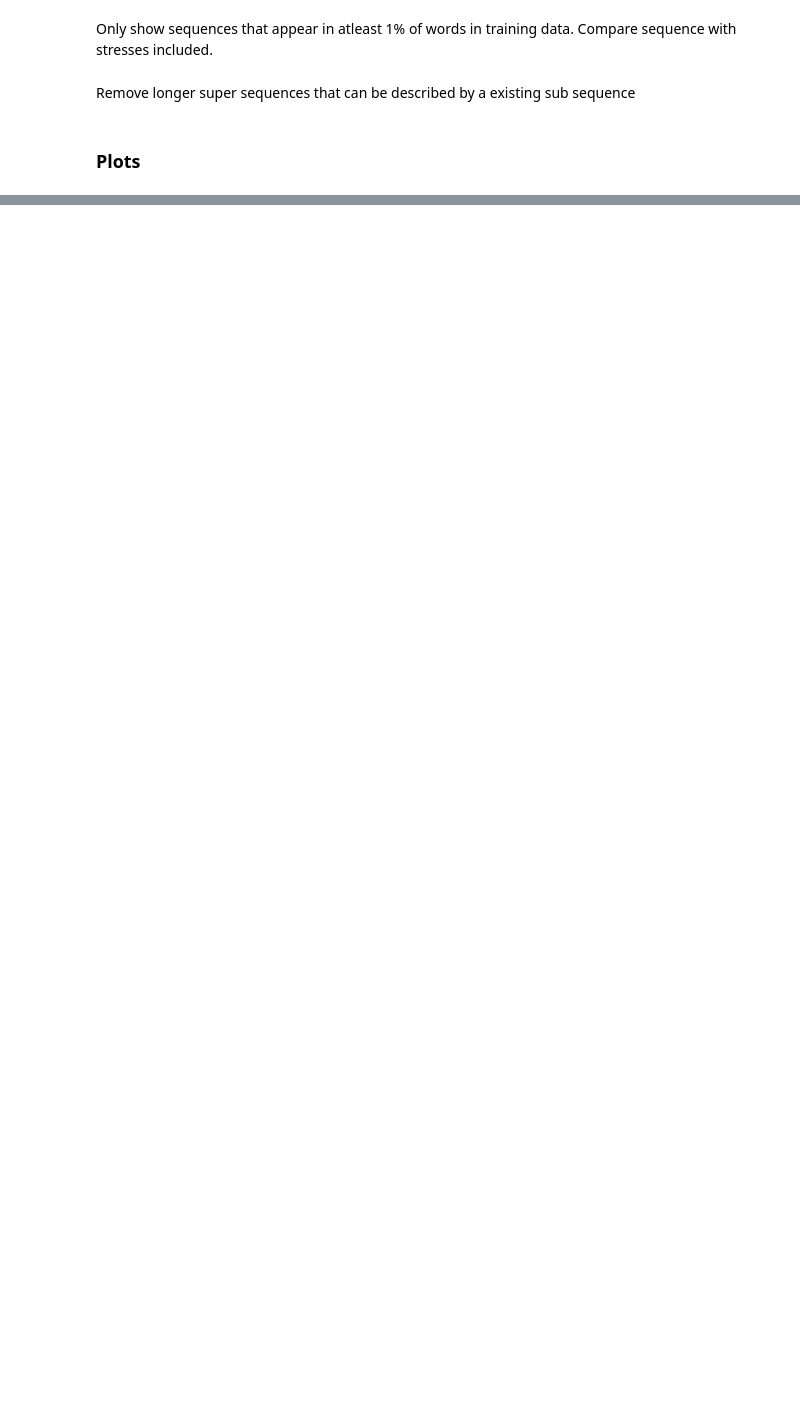
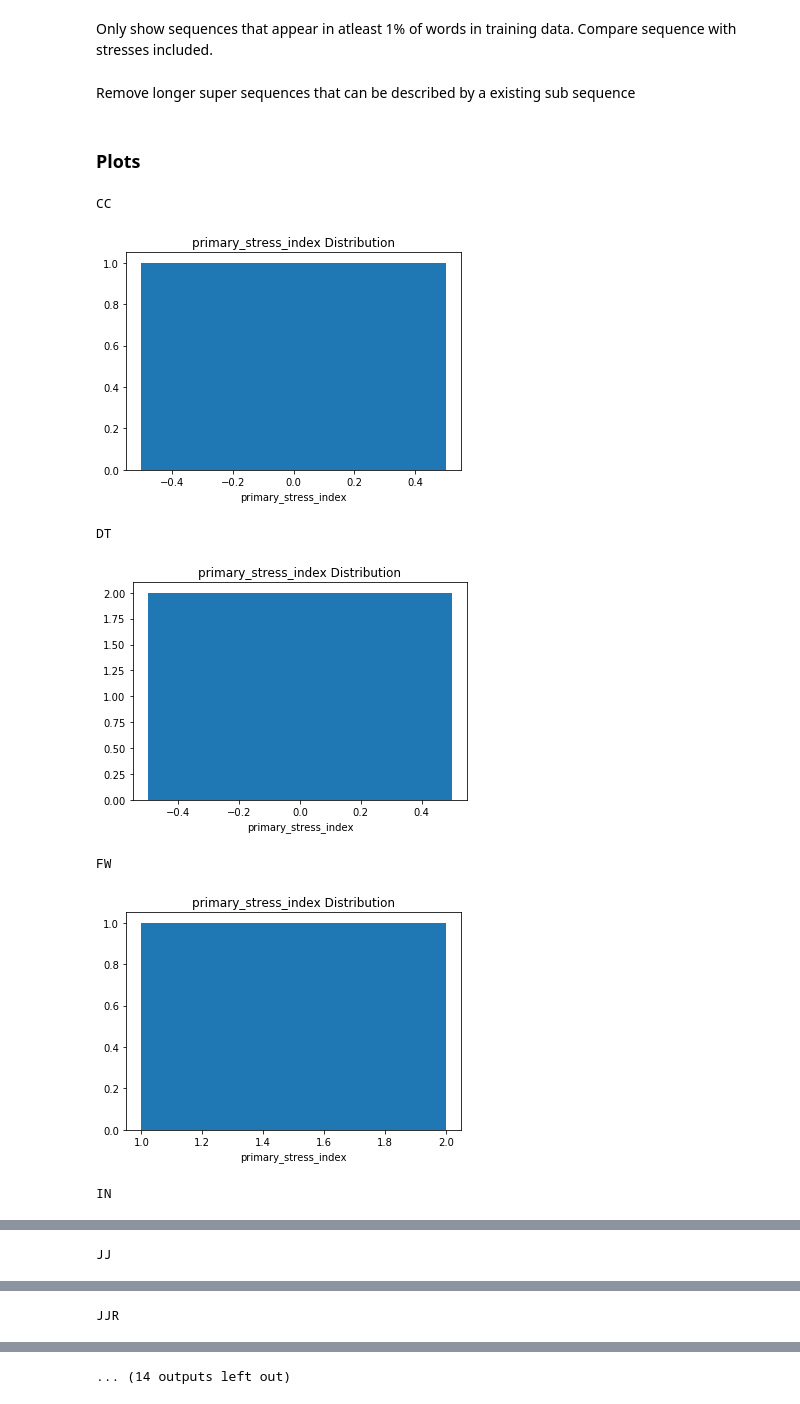
Before and after one commit to EvaLiu11/COMP9318_Proj, a Jupyter notebook: COMP9318_Project Exploration.ipynb, the cells around one changed output, grey strips where cells are left out. Drawn from its saved outputs; the diff is of its cells as text; code cells hidden in the pictures; blank space fills up the shorter version.

```diff
--- a/COMP9318_Project Exploration.ipynb
+++ b/COMP9318_Project Exploration.ipynb
@@ -215,7 +184,15 @@ def histogram(data):
     plt.show()
     return
 # %%
-for tag in words.type_tag.unique():
-    tag_df = words[words['type_tag'] == tag]
-    print(tag)
-    scatter_plot(tag_df['1st_letter_idx'], tag_df.primary_stress_idx)
+for type_tag in sorted(words.type_tag.unique()):
+    df = words[words['type_tag'] == type_tag]
+    print(type_tag)
+    histogram(df['primary_stress_index'])
+# %% [output]
+CC
+[figure, added]
+DT
+[figure, added]
+FW
+[figure, added]
+IN
@@ -221,0 +200 @@ for tag in words.type_tag.unique():
+JJ
@@ -221,0 +202 @@ for tag in words.type_tag.unique():
+JJR
@@ -221,0 +204 @@ for tag in words.type_tag.unique():
+... (14 outputs left out)
```
Also changed, not shown: parts of 9 cells of this notebook, 1 other file.
